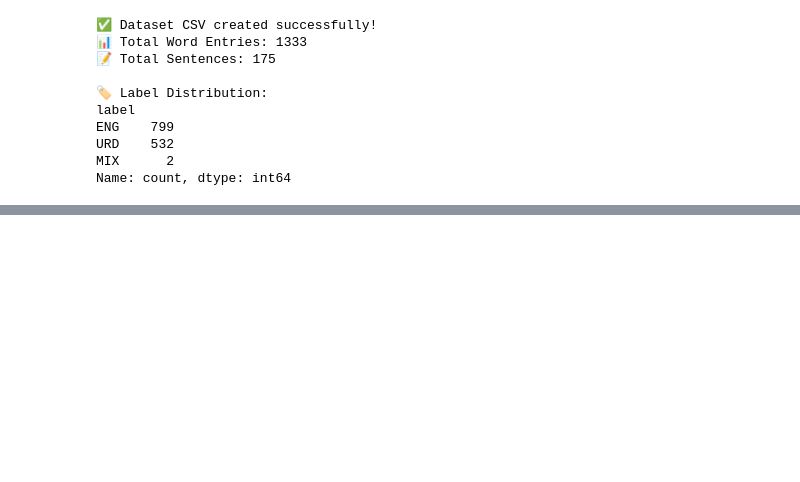
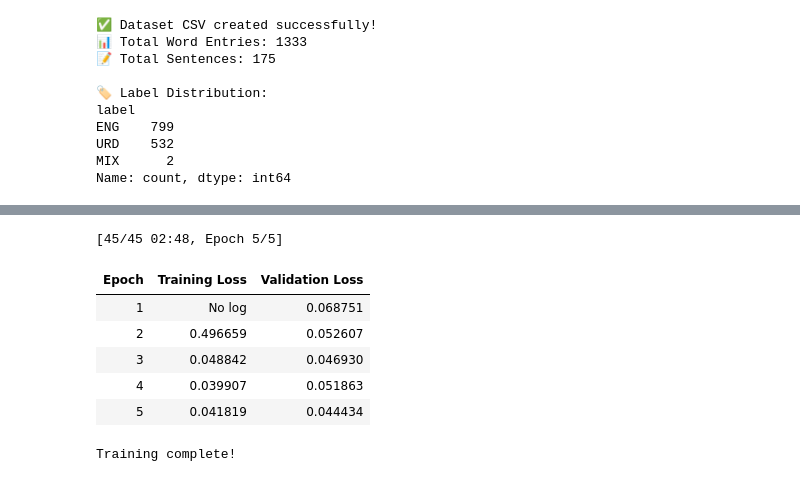
Before and after one commit to ushnamalik207-dotcom/code-switching-codesaviours-si26-ushna, a Jupyter notebook: SI_Week6_Ushna_Alam.ipynb, the cells around one changed output, grey strips where cells are left out. Saved outputs shown, nothing was run; the diff lists cells and outputs as text; code cells hidden in the pictures; blank space fills up the shorter version.

```diff
--- a/SI_Week6_Ushna_Alam.ipynb
+++ b/SI_Week6_Ushna_Alam.ipynb
@@ -565,0 +601,72 @@ Name: count, dtype: int64
+# %%
+from transformers import AutoTokenizer, AutoModelForTokenClassification, TrainingArguments, Trainer, DataCollatorForTokenClassification
+from datasets import Dataset
+
+# 1. Load Pretrained Tokenizer and Model
+model_name = 'xlm-roberta-base'
+tokenizer = AutoTokenizer.from_pretrained(model_name)
+model = AutoModelForTokenClassification.from_pretrained(
+    model_name,
+    num_labels=3,
+    id2label=id2label,
+    label2id=label2id
+)
+
+# 2. Tokenize and Align Labels function
+def tokenize_and_align_labels(examples):
+    tokenized = tokenizer(examples['words'], truncation=True, is_split_into_words=True)
+    labels = []
+
+    for i, label in enumerate(examples['labels']):
+        word_ids = tokenized.word_ids(batch_index=i)
+        label_ids = []
+        prev_word = None
+        for word_id in word_ids:
+            if word_id is None:
+                label_ids.append(-100)
+            elif word_id != prev_word:
+                label_ids.append(label2id[label[word_id]])
+            else:
+                label_ids.append(-100)
+            prev_word = word_id
+        labels.append(label_ids)
+
+    tokenized['labels'] = labels
+    return tokenized
+
+# 3. Convert to HuggingFace Dataset Format
+def to_hf_dataset(data):
+    return Dataset.from_dict({
+        'words': [d['words'] for d in data],
+        'labels': [d['labels'] for d in data]
+    })
+
+train_ds = to_hf_dataset(train_data).map(tokenize_and_align_labels, batched=True)
+test_ds = to_hf_dataset(test_data).map(tokenize_and_align_labels, batched=True)
+
+# 4. Define Training Arguments
+training_args = TrainingArguments(
+    output_dir='./results',
+    num_train_epochs=5,
+    per_device_train_batch_size=16,
+    eval_strategy='epoch',
+    save_strategy='epoch',
+    logging_steps=10,
+    load_best_model_at_end=True
+)
+
+# 5. Initialize Trainer (processing_class updated)
+trainer = Trainer(
+    model=model,
+    args=training_args,
+    train_dataset=train_ds,
+    eval_dataset=test_ds,
+    processing_class=tokenizer,
+    data_collator=DataCollatorForTokenClassification(tokenizer)
+)
+
+# 6. Start Training
+print("Starting training...")
+trainer.train()
+print("Training complete!")
+# %% [output]
@@ -565,0 +690,8 @@ Name: count, dtype: int64
+[45/45 02:48, Epoch 5/5]
+| Epoch | Training Loss | Validation Loss |
+| 1 | No log | 0.068751 |
+| 2 | 0.496659 | 0.052607 |
+| 3 | 0.048842 | 0.046930 |
+| 4 | 0.039907 | 0.051863 |
+| 5 | 0.041819 | 0.044434 |
+Training complete!
```
Also changed, not shown: parts of 5 cells of this notebook.
